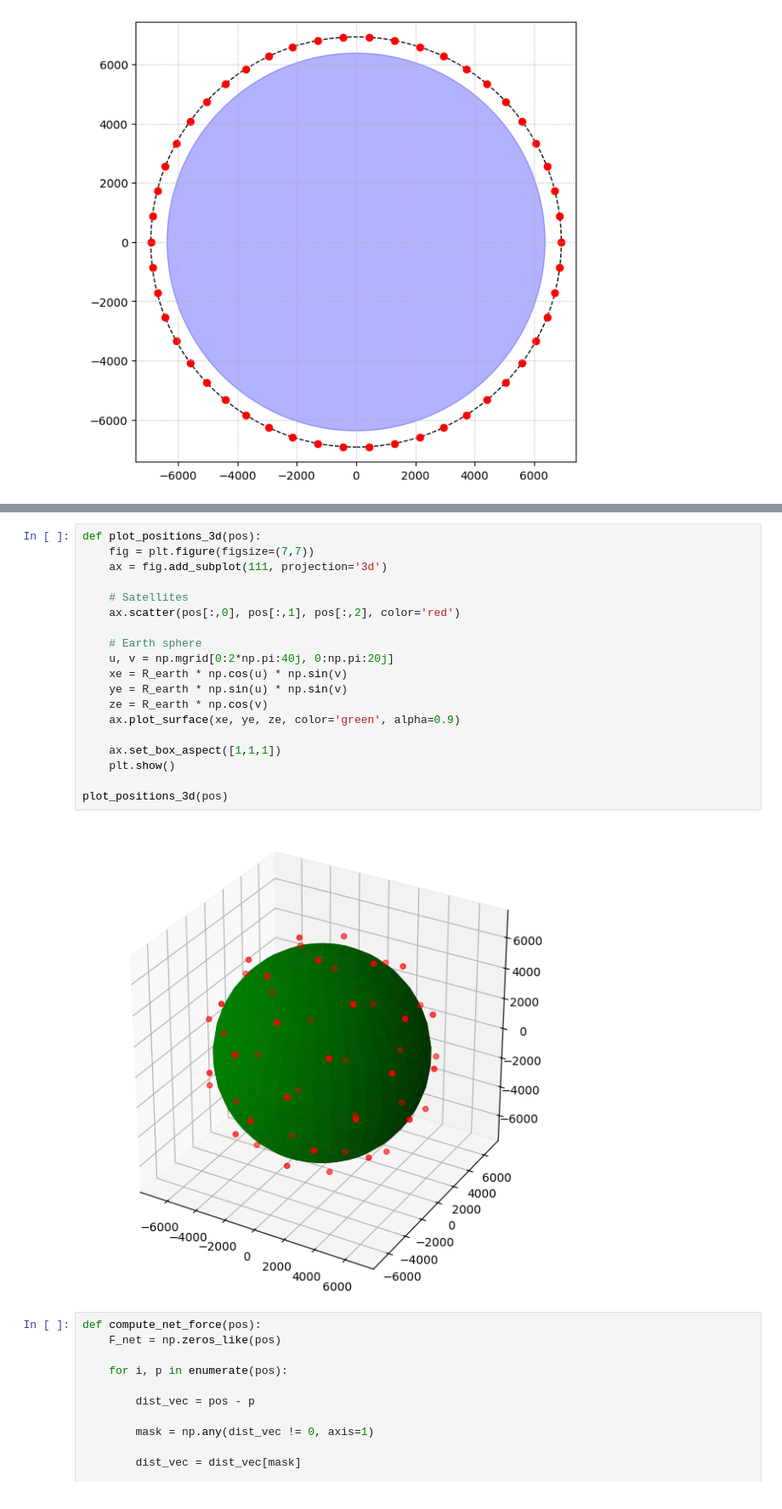
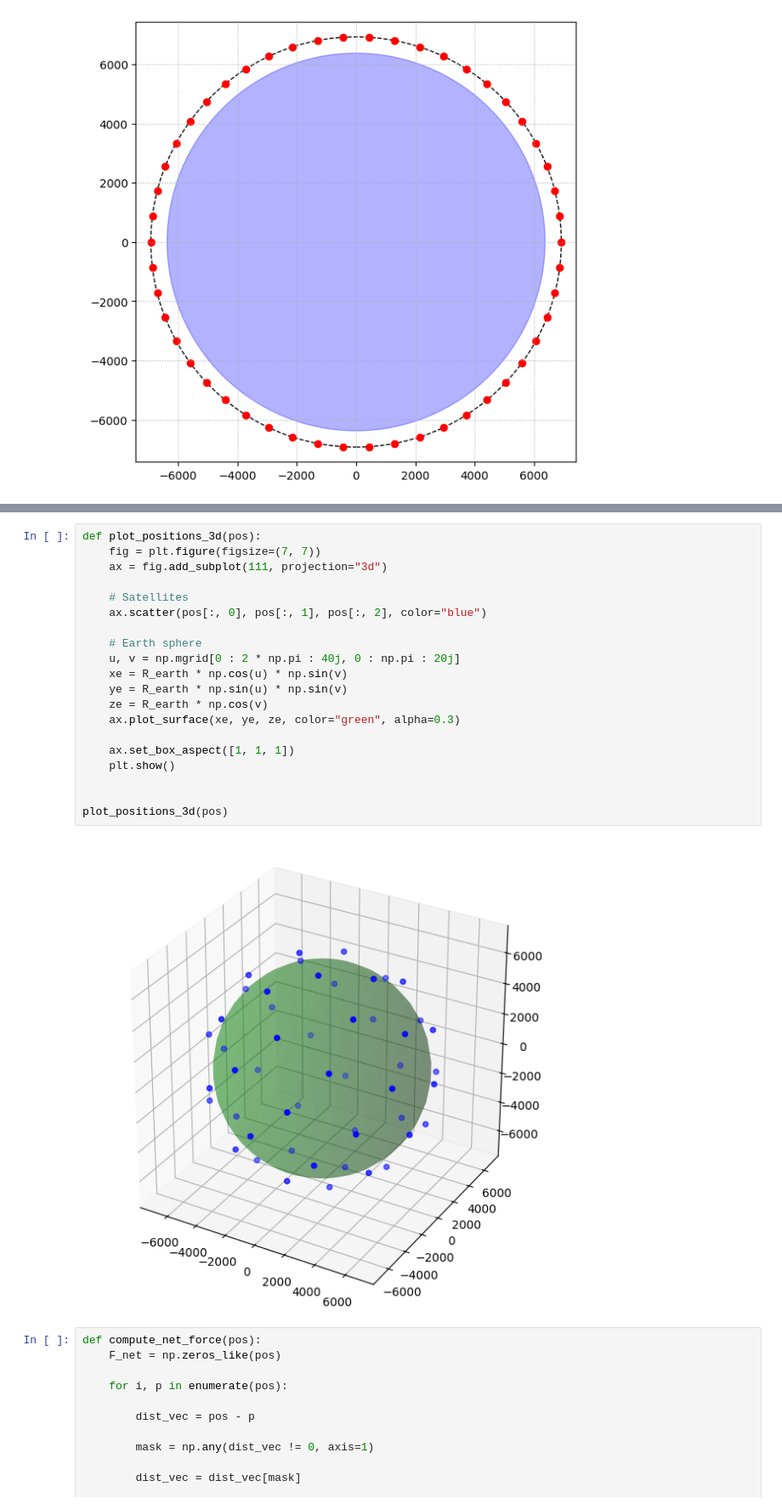
Before and after one commit to nasianikolova/Cluster-of-satellites, a Jupyter notebook: electrostatic.ipynb, the cells around one changed output, grey strips where cells are left out. Shown at 85% size. Saved outputs shown, nothing was run; the diff lists cells and outputs as text.

```diff
--- a/electrostatic.ipynb
+++ b/electrostatic.ipynb
@@ -157,25 +158,26 @@ z = R * np.cos(phi)
 pos = np.vstack([x, y, z]).T
 # %%
 def plot_positions_3d(pos):
-    fig = plt.figure(figsize=(7,7))
-    ax = fig.add_subplot(111, projection='3d')
+    fig = plt.figure(figsize=(7, 7))
+    ax = fig.add_subplot(111, projection="3d")
 
     # Satellites
-    ax.scatter(pos[:,0], pos[:,1], pos[:,2], color='red')
+    ax.scatter(pos[:, 0], pos[:, 1], pos[:, 2], color="blue")
 
     # Earth sphere
-    u, v = np.mgrid[0:2*np.pi:40j, 0:np.pi:20j]
+    u, v = np.mgrid[0 : 2 * np.pi : 40j, 0 : np.pi : 20j]
     xe = R_earth * np.cos(u) * np.sin(v)
     ye = R_earth * np.sin(u) * np.sin(v)
     ze = R_earth * np.cos(v)
-    ax.plot_surface(xe, ye, ze, color='green', alpha=0.9)
+    ax.plot_surface(xe, ye, ze, color="green", alpha=0.3)
 
-    ax.set_box_aspect([1,1,1])
+    ax.set_box_aspect([1, 1, 1])
     plt.show()
 
+
 plot_positions_3d(pos)
 # %% [output]
-[figure, old version]
+[figure, new version]
 # %%
 def compute_net_force(pos):
     F_net = np.zeros_like(pos)
```
Also changed, not shown: parts of 13 cells of this notebook, 1 other file.
